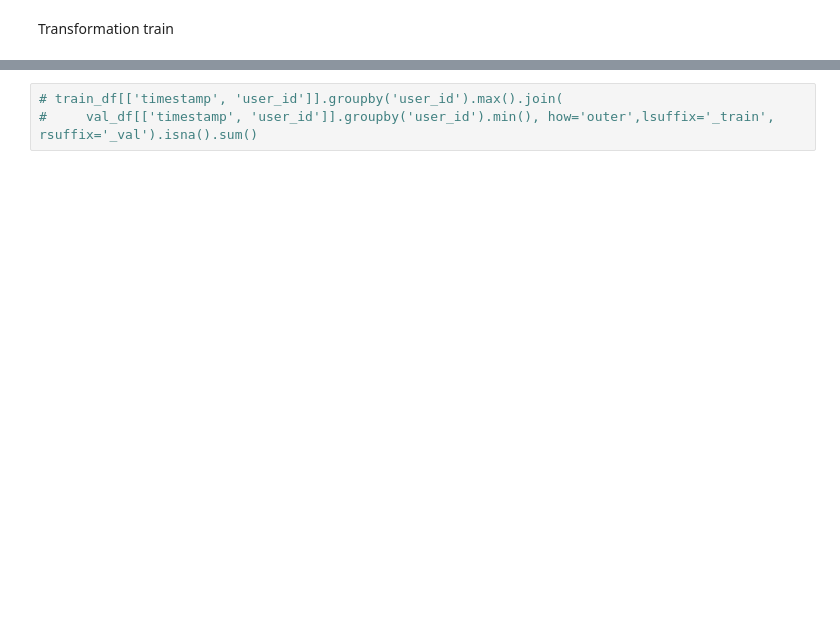
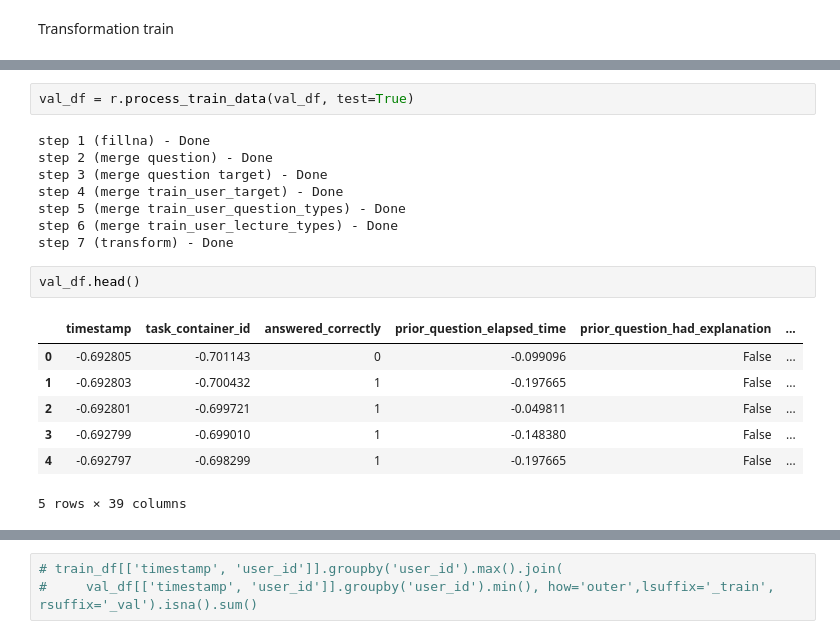
Before and after one commit to vikste/riiid-test-answer-prediction, a Jupyter notebook: riiid-test-answer-prediction.ipynb, the cells around one changed output, grey strips where cells are left out. Saved outputs shown, nothing was run; the diff lists cells and outputs as text; blank space fills up the shorter version.

```diff
--- a/riiid-test-answer-prediction.ipynb
+++ b/riiid-test-answer-prediction.ipynb
@@ -377,0 +439,20 @@ train_df.head()
+# %%
+val_df = r.process_train_data(val_df, test=True)
+# %% [output]
+step 1 (fillna) - Done
+step 2 (merge question) - Done
+step 3 (merge question target) - Done
+step 4 (merge train_user_target) - Done
+step 5 (merge train_user_question_types) - Done
+step 6 (merge train_user_lecture_types) - Done
+step 7 (transform) - Done
+# %%
+val_df.head()
+# %% [output]
+|  | timestamp | task_container_id | answered_correctly | prior_question_elapsed_time | prior_question_had_explanation | ... |
+| 0 | -0.692805 | -0.701143 | 0 | -0.099096 | False | ... |
+| 1 | -0.692803 | -0.700432 | 1 | -0.197665 | False | ... |
+| 2 | -0.692801 | -0.699721 | 1 | -0.049811 | False | ... |
+| 3 | -0.692799 | -0.699010 | 1 | -0.148380 | False | ... |
+| 4 | -0.692797 | -0.698299 | 1 | -0.197665 | False | ... |
+5 rows × 39 columns
```
Also changed, not shown: parts of 24 cells of this notebook.
